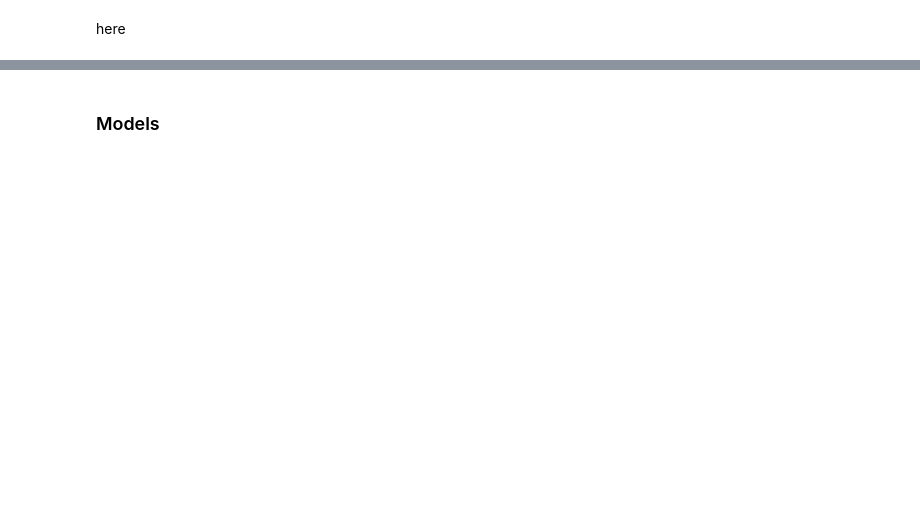
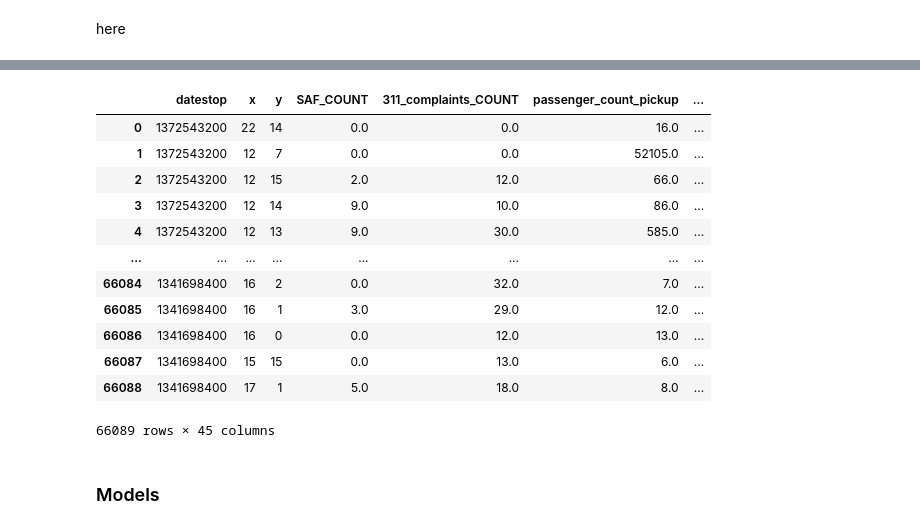
Before and after one commit to ernestvmo/spatio-temporal-crime-prediction, a Jupyter notebook: preparingXYdf_Ernest.ipynb, the cells around one changed output, grey strips where cells are left out. Saved outputs shown, nothing was run; the diff lists cells and outputs as text; code cells hidden in the pictures; blank space fills up the shorter version.

```diff
--- a/preparingXYdf_Ernest.ipynb
+++ b/preparingXYdf_Ernest.ipynb
@@ -202,0 +262,3 @@ data = data.fillna(0)
+# %%
+data[['x', 'y']] = pd.DataFrame(data['coordinates'].tolist(), index=data.index)
+data_7[['x', 'y']] = pd.DataFrame(data_7['coordinates'].tolist(), index=data_7.index)
@@ -220,0 +303,41 @@ data[['x', 'y']] = pd.DataFrame(data['coordinates'].tolist(), index=data.index)
+# %%
+data = data[['datestop', 'x', 'y', 'SAF_COUNT', '311_complaints_COUNT',
+       'passenger_count_pickup', 'total_amount_pickup',
+       'passenger_count_dropoff', 'total_amount_dropoff', 'NN_SAF', 'NN_311', 'NN_NYPD',
+       'NN_TAXI_P_PASSENGER', 'NN_TAXI_D_PASSENGER', 'NN_TAXI_P_FARE',
+       'NN_TAXI_D_FARE', 'NW_SAF', 'NW_311', 'NW_NYPD', 'NW_TAXI_P_PASSENGER',
+       'NW_TAXI_D_PASSENGER', 'NW_TAXI_P_FARE', 'NW_TAXI_D_FARE', 'NE_SAF',
+       'NE_311', 'NE_NYPD', 'NE_TAXI_P_PASSENGER', 'NE_TAXI_D_PASSENGER',
+       'NE_TAXI_P_FARE', 'NE_TAXI_D_FARE', 'NS_SAF', 'NS_311', 'NS_NYPD',
+       'NS_TAXI_P_PASSENGER', 'NS_TAXI_D_PASSENGER', 'NS_TAXI_P_FARE',
+       'NS_TAXI_D_FARE', 'SAF_lag', '311_lag', 'NYPD_lag',
+       'TAXI_P_PASSENGER_lag', 'TAXI_D_PASSENGER_lag', 'TAXI_P_FARE_lag',
+       'TAXI_D_FARE_lag', 'nypd_complaints_COUNT']]
+data_7 = data_7[['datestop', 'x', 'y', 'SAF_COUNT', '311_complaints_COUNT',
+       'passenger_count_pickup', 'total_amount_pickup',
+       'passenger_count_dropoff', 'total_amount_dropoff', 'NN_SAF', 'NN_311', 'NN_NYPD',
+       'NN_TAXI_P_PASSENGER', 'NN_TAXI_D_PASSENGER', 'NN_TAXI_P_FARE',
+       'NN_TAXI_D_FARE', 'NW_SAF', 'NW_311', 'NW_NYPD', 'NW_TAXI_P_PASSENGER',
+       'NW_TAXI_D_PASSENGER', 'NW_TAXI_P_FARE', 'NW_TAXI_D_FARE', 'NE_SAF',
+       'NE_311', 'NE_NYPD', 'NE_TAXI_P_PASSENGER', 'NE_TAXI_D_PASSENGER',
+       'NE_TAXI_P_FARE', 'NE_TAXI_D_FARE', 'NS_SAF', 'NS_311', 'NS_NYPD',
+       'NS_TAXI_P_PASSENGER', 'NS_TAXI_D_PASSENGER', 'NS_TAXI_P_FARE',
+       'NS_TAXI_D_FARE', 'SAF_lag', '311_lag', 'NYPD_lag',
+       'TAXI_P_PASSENGER_lag', 'TAXI_D_PASSENGER_lag', 'TAXI_P_FARE_lag',
+       'TAXI_D_FARE_lag', 'nypd_complaints_COUNT']]
+# %%
+data_7
+# %% [output]
+|  | datestop | x | y | SAF_COUNT | 311_complaints_COUNT | passenger_count_pickup | ... |
+| 0 | 1372543200 | 22 | 14 | 0.0 | 0.0 | 16.0 | ... |
+| 1 | 1372543200 | 12 | 7 | 0.0 | 0.0 | 52105.0 | ... |
+| 2 | 1372543200 | 12 | 15 | 2.0 | 12.0 | 66.0 | ... |
+| 3 | 1372543200 | 12 | 14 | 9.0 | 10.0 | 86.0 | ... |
+| 4 | 1372543200 | 12 | 13 | 9.0 | 30.0 | 585.0 | ... |
+| ... | ... | ... | ... | ... | ... | ... | ... |
+| 66084 | 1341698400 | 16 | 2 | 0.0 | 32.0 | 7.0 | ... |
+| 66085 | 1341698400 | 16 | 1 | 3.0 | 29.0 | 12.0 | ... |
+| 66086 | 1341698400 | 16 | 0 | 0.0 | 12.0 | 13.0 | ... |
+| 66087 | 1341698400 | 15 | 15 | 0.0 | 13.0 | 6.0 | ... |
+| 66088 | 1341698400 | 17 | 1 | 5.0 | 18.0 | 8.0 | ... |
+66089 rows × 45 columns
```
Also changed, not shown: parts of 50 cells of this notebook, 8 other files.
